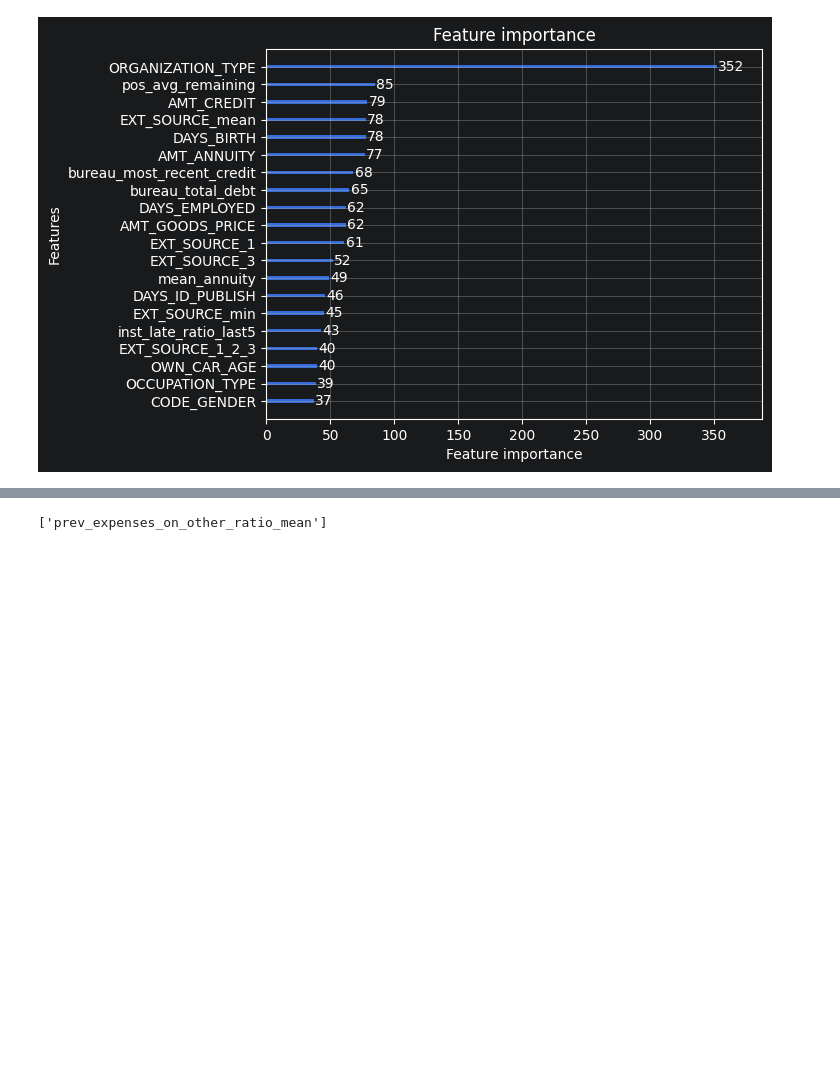
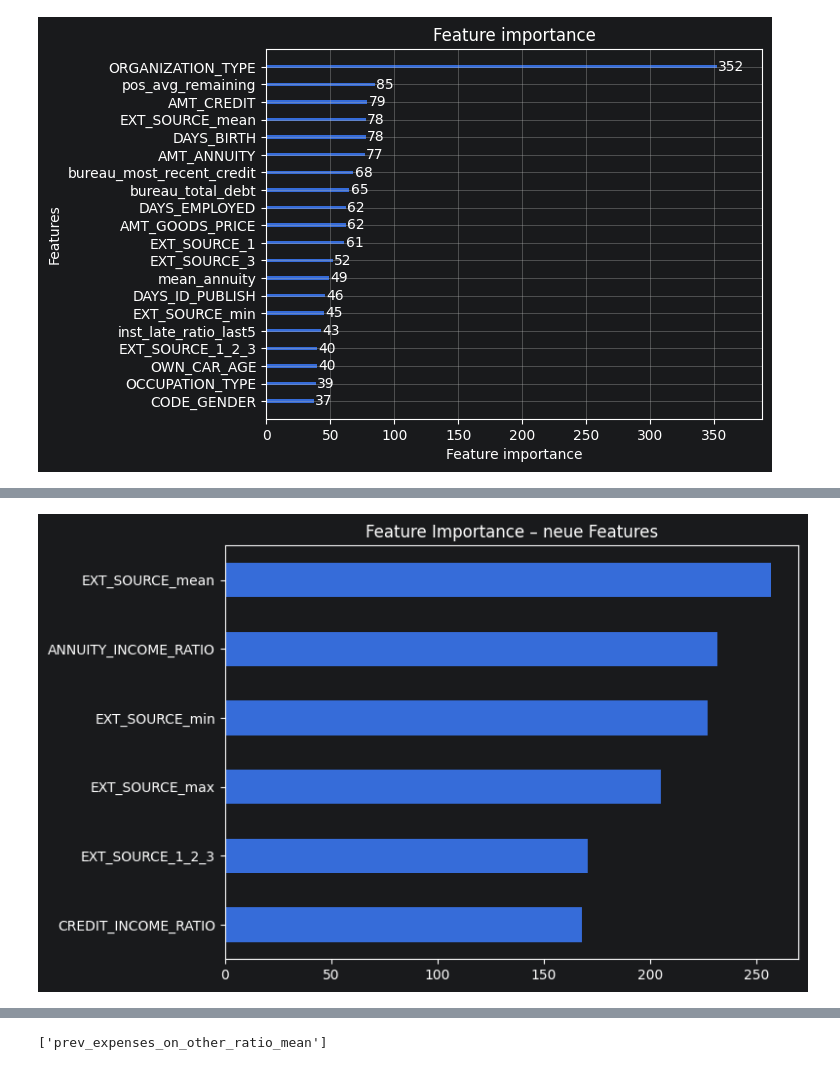
Before and after one commit to SirHelpMePlease/Home-Credit-Default-Risk-Kaggle, a Jupyter notebook: 03_Models.ipynb, the cells around one changed output, grey strips where cells are left out. Drawn from its saved outputs; the diff is of its cells as text; code cells hidden in the pictures; blank space fills up the shorter version.

```diff
--- a/03_Models.ipynb
+++ b/03_Models.ipynb
@@ -301,17 +314,19 @@ print(f"Features mit SHAP > 0.005: {(shap_importance > 0.005).sum()}")
 # %%
 #neue Features
 new_features = [
     'EXT_SOURCE_mean', 'EXT_SOURCE_min', 'EXT_SOURCE_max',
     'EXT_SOURCE_1_2_3', 'CREDIT_INCOME_RATIO', 'ANNUITY_INCOME_RATIO'
 ]
 fi = pd.Series(
-    best_model.feature_importances_,
+    best_model_lgb.feature_importances_,
     index=X.columns
 )[new_features].sort_values()
 
 fi.plot(kind='barh', figsize=(8, 5), title='Feature Importance – neue Features')
 plt.tight_layout()
 plt.show()
+# %% [output]
+[figure, added]
 # %%
 new_idx = [X.columns.tolist().index(f) for f in new_features]
 shap.summary_plot(shap_values[:, new_idx], X[new_features])
```
Also changed, not shown: parts of 46 cells of this notebook.
